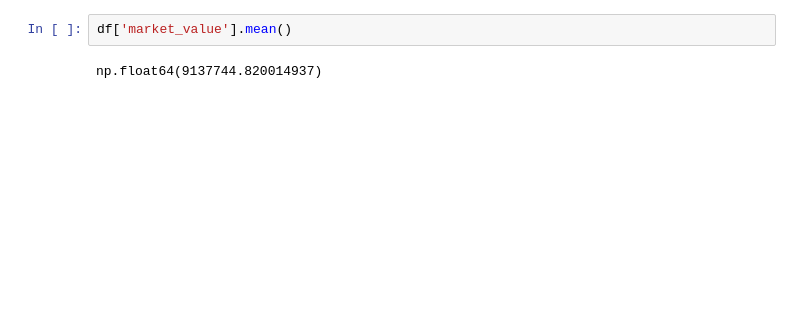
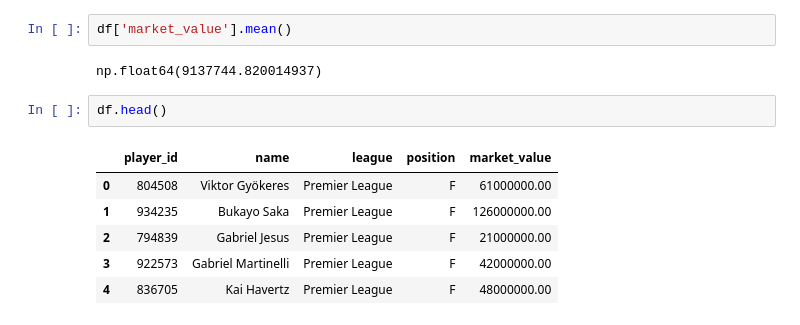
Before and after one commit to rashidmajidov/european_football_analysis, a Jupyter notebook: notebook/EDA_profiles.ipynb, the cells around one changed output. Cells and saved outputs as stored; diff of their text form; blank space fills up the shorter version.

```diff
--- a/notebook/EDA_profiles.ipynb
+++ b/notebook/EDA_profiles.ipynb
@@ -179,3 +188,12 @@ Name: market_value, dtype: float64
 df['market_value'].mean()
 # %% [output]
 np.float64(9137744.820014937)
+# %%
+df.head()
+# %% [output]
+|  | player_id | name | league | position | market_value |
+| 0 | 804508 | Viktor Gyökeres | Premier League | F | 61000000.00 |
+| 1 | 934235 | Bukayo Saka | Premier League | F | 126000000.00 |
+| 2 | 794839 | Gabriel Jesus | Premier League | F | 21000000.00 |
+| 3 | 922573 | Gabriel Martinelli | Premier League | F | 42000000.00 |
+| 4 | 836705 | Kai Havertz | Premier League | F | 48000000.00 |
```
Also changed, not shown: parts of 17 cells of this notebook, 1 other file.
